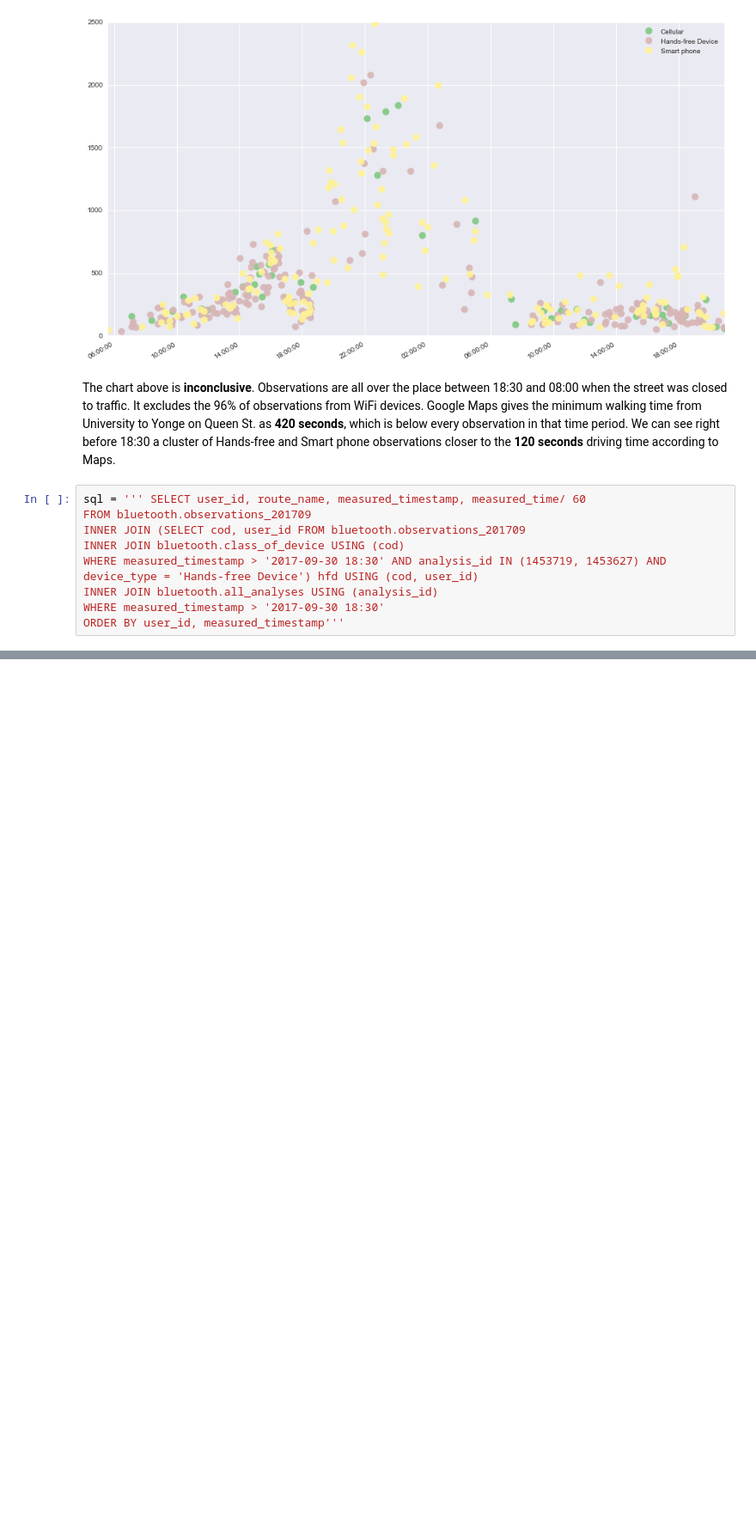
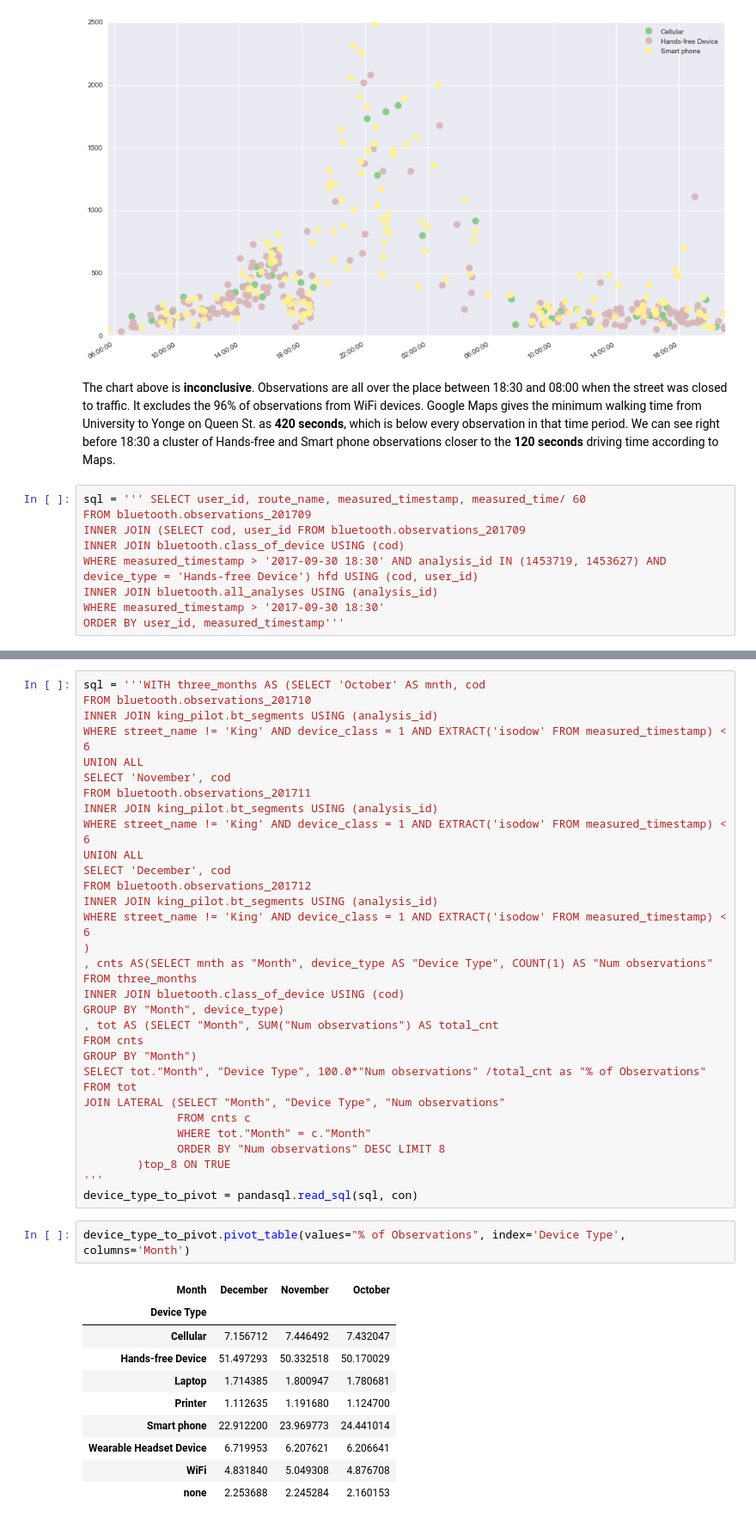
Before and after one commit to CityofToronto/bdit_king_pilot_dashboard, a Jupyter notebook: bluetooth/Baseline_device_filtering.ipynb, the cells around one changed output, grey strips where cells are left out. Shown at 86% size. Cells and saved outputs as stored; diff of their text form; blank space fills up the shorter version.

```diff
--- a/bluetooth/Baseline_device_filtering.ipynb
+++ b/bluetooth/Baseline_device_filtering.ipynb
@@ -202,0 +267,45 @@ ORDER BY user_id, measured_timestamp'''
+# %%
+sql = '''WITH three_months AS (SELECT 'October' AS mnth, cod
+FROM bluetooth.observations_201710
+INNER JOIN king_pilot.bt_segments USING (analysis_id)
+WHERE street_name != 'King' AND device_class = 1 AND EXTRACT('isodow' FROM measured_timestamp) < 6
+UNION ALL
+SELECT 'November', cod
+FROM bluetooth.observations_201711
+INNER JOIN king_pilot.bt_segments USING (analysis_id)
+WHERE street_name != 'King' AND device_class = 1 AND EXTRACT('isodow' FROM measured_timestamp) < 6
+UNION ALL
+SELECT 'December', cod
+FROM bluetooth.observations_201712
+INNER JOIN king_pilot.bt_segments USING (analysis_id)
+WHERE street_name != 'King' AND device_class = 1 AND EXTRACT('isodow' FROM measured_timestamp) < 6
+)
+, cnts AS(SELECT mnth as "Month", device_type AS "Device Type", COUNT(1) AS "Num observations"
+FROM three_months
+INNER JOIN bluetooth.class_of_device USING (cod)
+GROUP BY "Month", device_type)
+, tot AS (SELECT "Month", SUM("Num observations") AS total_cnt
+FROM cnts
+GROUP BY "Month")
+SELECT tot."Month", "Device Type", 100.0*"Num observations" /total_cnt as "% of Observations"
+FROM tot
+JOIN LATERAL (SELECT "Month", "Device Type", "Num observations"
+              FROM cnts c
+              WHERE tot."Month" = c."Month"
+              ORDER BY "Num observations" DESC LIMIT 8
+        )top_8 ON TRUE
+'''
+device_type_to_pivot = pandasql.read_sql(sql, con)
+# %%
+device_type_to_pivot.pivot_table(values="% of Observations", index='Device Type', columns='Month')
+# %% [output]
+| Month | December | November | October |
+| Device Type |  |  |  |
+| Cellular | 7.156712 | 7.446492 | 7.432047 |
+| Hands-free Device | 51.497293 | 50.332518 | 50.170029 |
+| Laptop | 1.714385 | 1.800947 | 1.780681 |
+| Printer | 1.112635 | 1.191680 | 1.124700 |
+| Smart phone | 22.912200 | 23.969773 | 24.441014 |
+| Wearable Headset Device | 6.719953 | 6.207621 | 6.206641 |
+| WiFi | 4.831840 | 5.049308 | 4.876708 |
+| none | 2.253688 | 2.245284 | 2.160153 |
```
Also changed, not shown: parts of 12 cells of this notebook.
